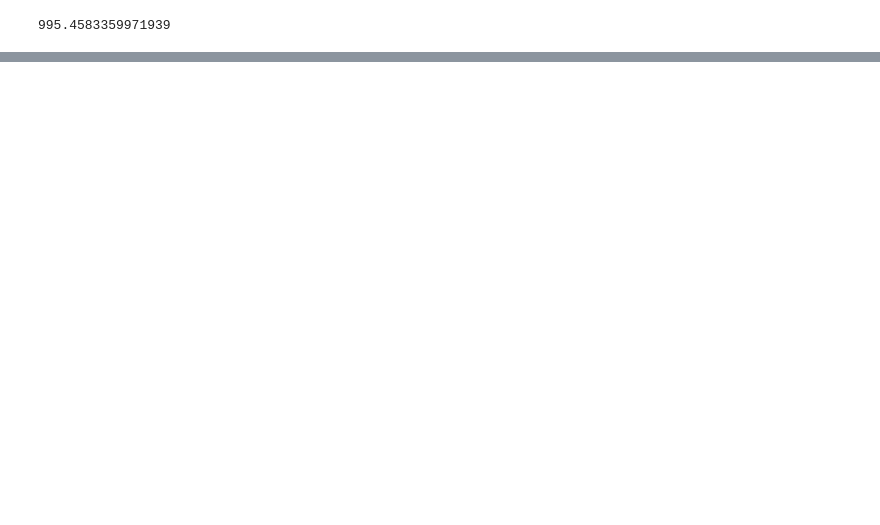
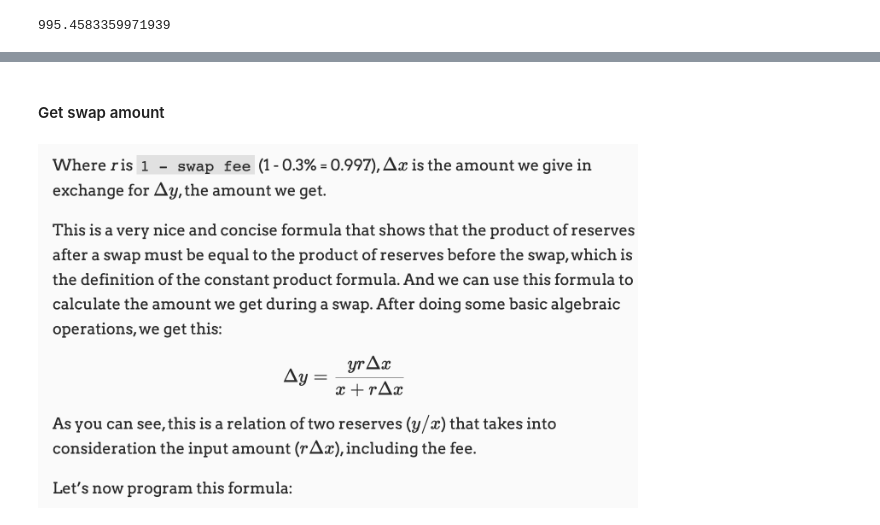
Before and after one commit to icmoore/daosys, a Jupyter notebook: notebooks/research/ian/v2_liquidity.ipynb, the cells around one changed output, grey strips where cells are left out. Saved outputs shown, nothing was run; the diff lists cells and outputs as text; code cells hidden in the pictures; blank space fills up the shorter version.

```diff
--- a/notebooks/research/ian/v2_liquidity.ipynb
+++ b/notebooks/research/ian/v2_liquidity.ipynb
@@ -33,0 +70,6 @@ Ai = -(1000*Ao*Tr*Ri)/(F*(Ao-Ro)); Ai
+# %% [markdown]
+#### Get swap amount
+# %%
+Image("images/jupyter/random/delta_y_math.png", width = 600, height = 600)
+# %% [output]
+[figure, added]
```
Also changed, not shown: parts of 15 cells of this notebook, 4 other files.
